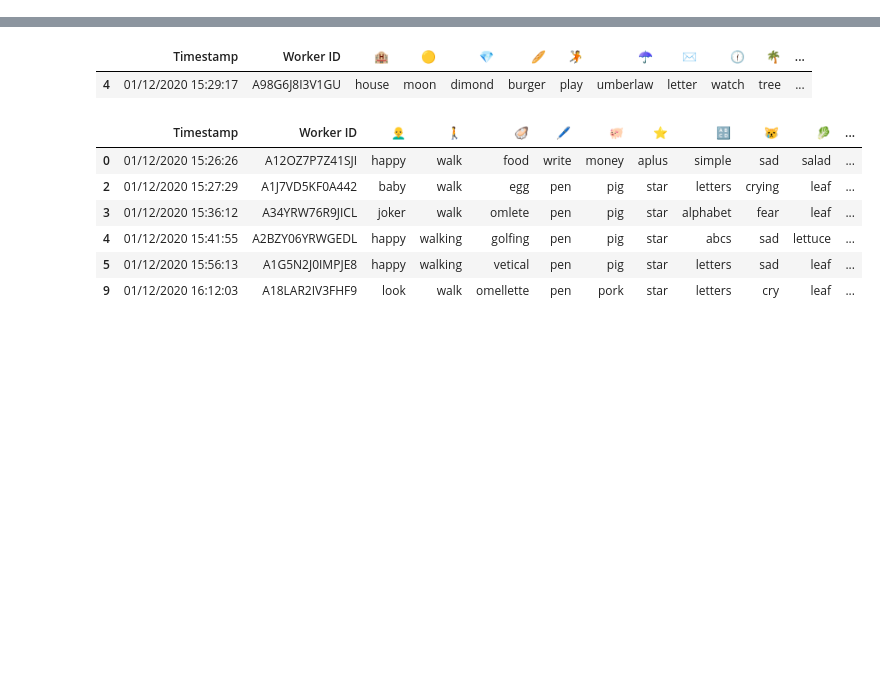
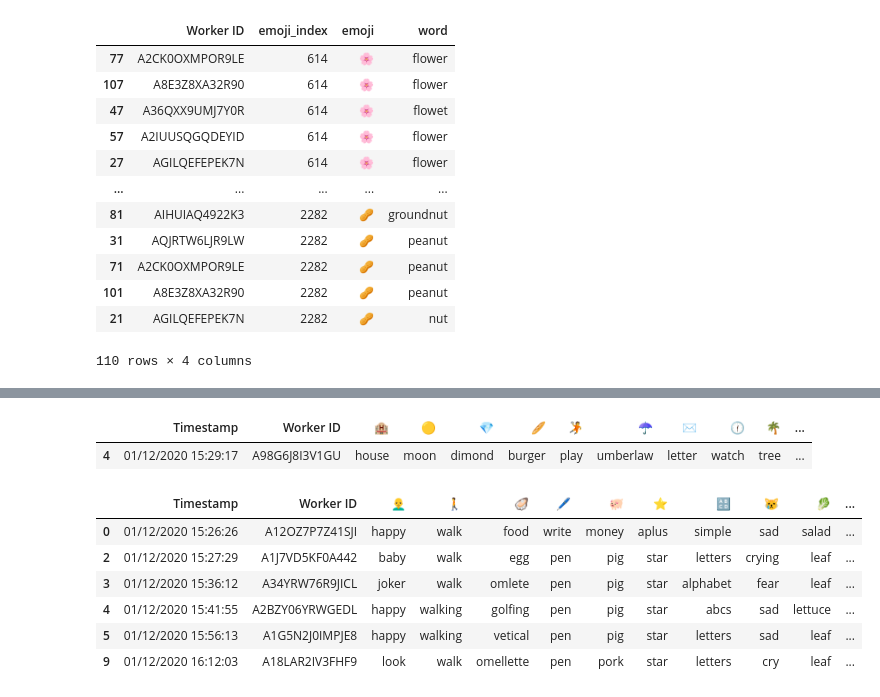
Before and after one commit to ymentha14/emojis_dataset, a Jupyter notebook: notebooks/analyze_form_results.ipynb, the cells around one changed output, grey strips where cells are left out. Cells and saved outputs as stored; diff of their text form; code cells hidden in the pictures; blank space fills up the shorter version.

```diff
--- a/notebooks/analyze_form_results.ipynb
+++ b/notebooks/analyze_form_results.ipynb
@@ -97,0 +125,2 @@ df0
+# %%
+em2idx = pk.load(open("../data/processed/emojis_png/all/dic.pk","rb"))
@@ -97,0 +147,26 @@ df0
+# %%
+data = []
+em_cols = df0.columns[5:10].tolist() + df0.columns[11:16].tolist()
+for _,row in df0.iterrows():
+    wid = row['Worker ID']
+    for em,word in row[em_cols].iteritems():
+        emoji_index = em2idx[em]
+        data.append((wid,emoji_index,em,word))
+data = (pd.DataFrame(data,columns=['Worker ID','emoji_index','emoji','word'])
+        .sort_values('emoji'))
+# %%
+data
+# %% [output]
+|  | Worker ID | emoji_index | emoji | word |
+| 77 | A2CK0OXMPOR9LE | 614 | 🌸 | flower |
+| 107 | A8E3Z8XA32R90 | 614 | 🌸 | flower |
+| 47 | A36QXX9UMJ7Y0R | 614 | 🌸 | flowet |
+| 57 | A2IUUSQGQDEYID | 614 | 🌸 | flower |
+| 27 | AGILQEFEPEK7N | 614 | 🌸 | flower |
+| ... | ... | ... | ... | ... |
+| 81 | AIHUIAQ4922K3 | 2282 | 🥜 | groundnut |
+| 31 | AQJRTW6LJR9LW | 2282 | 🥜 | peanut |
+| 71 | A2CK0OXMPOR9LE | 2282 | 🥜 | peanut |
+| 101 | A8E3Z8XA32R90 | 2282 | 🥜 | peanut |
+| 21 | AGILQEFEPEK7N | 2282 | 🥜 | nut |
+110 rows × 4 columns
```
Also changed, not shown: parts of 9 cells of this notebook, 2 other files.
